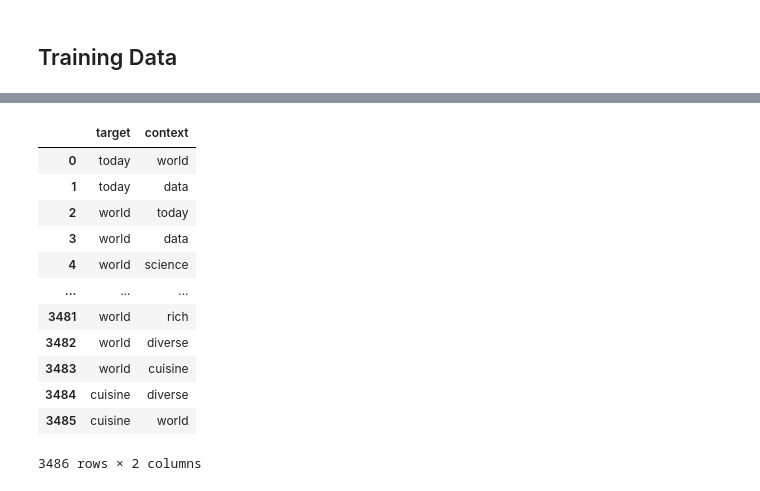
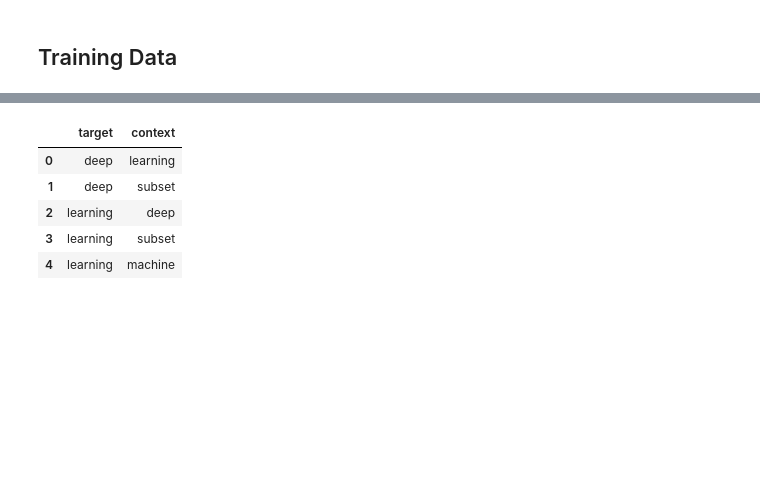
Before and after one commit to Otman404/word2vec_pytorch, a Jupyter notebook: word2vec.ipynb, the cells around one changed output, grey strips where cells are left out. Cells and saved outputs as stored; diff of their text form; code cells hidden in the pictures; blank space fills up the shorter version.

Commit message:
update code+data

```diff
--- a/word2vec.ipynb
+++ b/word2vec.ipynb
@@ -140,18 +79,11 @@ target_context_pairs[:20]
 # %%
 import pandas as pd
 df = pd.DataFrame(target_context_pairs, columns=["target","context"])
-df
+df.head()
 # %% [output]
 |  | target | context |
-| 0 | today | world |
-| 1 | today | data |
-| 2 | world | today |
-| 3 | world | data |
-| 4 | world | science |
-| ... | ... | ... |
-| 3481 | world | rich |
-| 3482 | world | diverse |
-| 3483 | world | cuisine |
-| 3484 | cuisine | diverse |
-| 3485 | cuisine | world |
+| 0 | deep | learning |
+| 1 | deep | subset |
+| 2 | learning | deep |
+| 3 | learning | subset |
+| 4 | learning | machine |
-3486 rows × 2 columns
```
Also changed, not shown: parts of 33 cells of this notebook, 2 other files.
